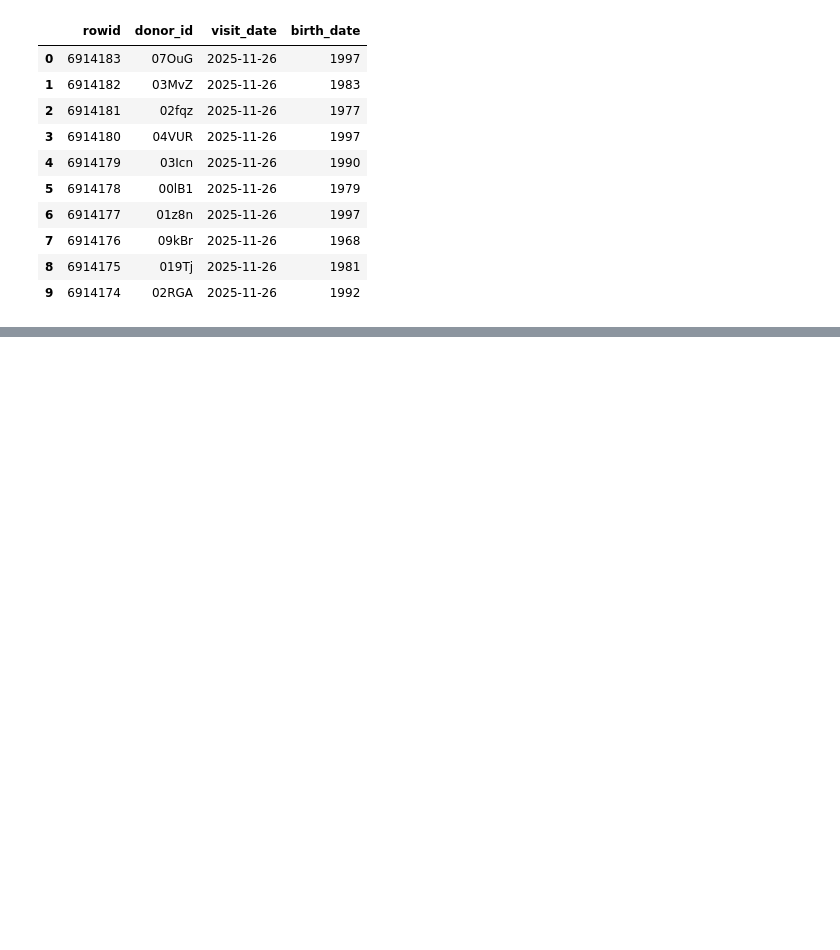
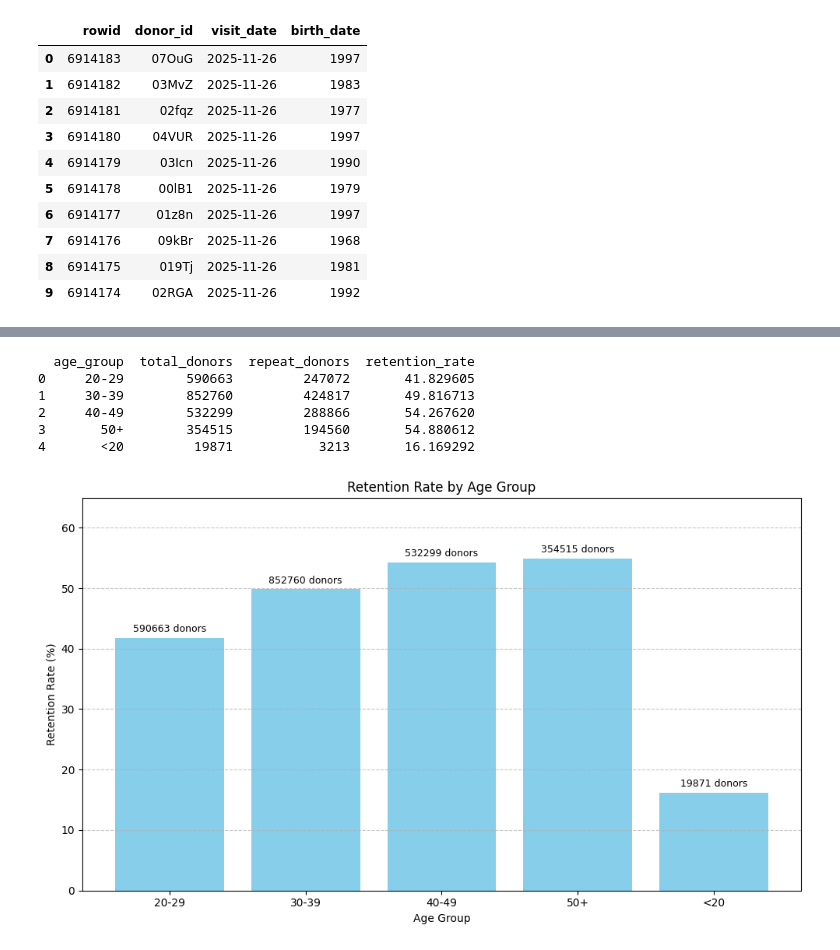
Before and after one commit to fariszahid02/etl_explore, a Jupyter notebook: analysis.ipynb, the cells around one changed output, grey strips where cells are left out. Drawn from its saved outputs; the diff is of its cells as text; code cells hidden in the pictures; blank space fills up the shorter version.

```diff
--- a/analysis.ipynb
+++ b/analysis.ipynb
@@ -209,2 +273,77 @@ plt.show()
+# %%
+
+import duckdb
+import pandas as pd
+import matplotlib.pyplot as plt
+from datetime import datetime
+
+# Connect to DuckDB
+conn = duckdb.connect('donations.duckdb')
+
+# Load daily_retention
+df = conn.execute("SELECT donor_id, visit_date, birth_date FROM daily_retention").fetchdf()
+
+if df.empty:
+    print("⚠️ No data found in daily_retention.")
+else:
+    # Calculate age
+    current_year = datetime.now().year
+    df['age'] = current_year - df['birth_date'].astype(int)
+
+    # Count visits per donor
+    visit_counts = df.groupby(['donor_id', 'age']).size().reset_index(name='visit_count')
+
+    # Assign age groups
+    def age_group(age):
+        if age < 20: return '<20'
+        elif age < 30: return '20-29'
+        elif age < 40: return '30-39'
+        elif age < 50: return '40-49'
+        else: return '50+'
+
+    visit_counts['age_group'] = visit_counts['age'].apply(age_group)
+
+    # Calculate retention
+    total_donors = visit_counts.groupby('age_group')['donor_id'].nunique()
+    repeat_donors = visit_counts[visit_counts['visit_count'] > 1].groupby('age_group')['donor_id'].nunique()
+    retention_rate = (repeat_donors / total_donors * 100).fillna(0)
+
+    # Combine into DataFrame
+    retention_age_df = pd.DataFrame({
+        'age_group': total_donors.index,
+        'total_donors': total_donors.values,
+        'repeat_donors': repeat_donors.reindex(total_donors.index, fill_value=0).values,
+        'retention_rate': retention_rate.values
+    })
+
+    print(retention_age_df)
+
+    # Plot
+    if not retention_age_df.empty:
+        plt.figure(figsize=(10, 6))
+        plt.bar(retention_age_df['age_group'], retention_age_df['retention_rate'], color='skyblue')
+
+        # Annotate total donors
+        for idx, row in retention_age_df.iterrows():
+            plt.text(idx, row['retention_rate'] + 1, f"{row['total_donors']} donors", ha='center', fontsize=9)
+
+        plt.title('Retention Rate by Age Group')
+        plt.xlabel('Age Group')
+        plt.ylabel('Retention Rate (%)')
+        plt.ylim(0, retention_age_df['retention_rate'].max() + 10)
+        plt.grid(axis='y', linestyle='--', alpha=0.7)
+        plt.tight_layout()
+        plt.savefig('retention_by_age_group.png')
+        plt.show()
+    else:
+        print("⚠️ No data to plot.")
+# %% [output]
+  age_group  total_donors  repeat_donors  retention_rate
+0     20-29        590663         247072       41.829605
+1     30-39        852760         424817       49.816713
+2     40-49        532299         288866       54.267620
+3       50+        354515         194560       54.880612
+4       <20         19871           3213       16.169292
+[figure, added]
 # %%
 conn.close()
```
Also changed, not shown: parts of 5 cells of this notebook.
